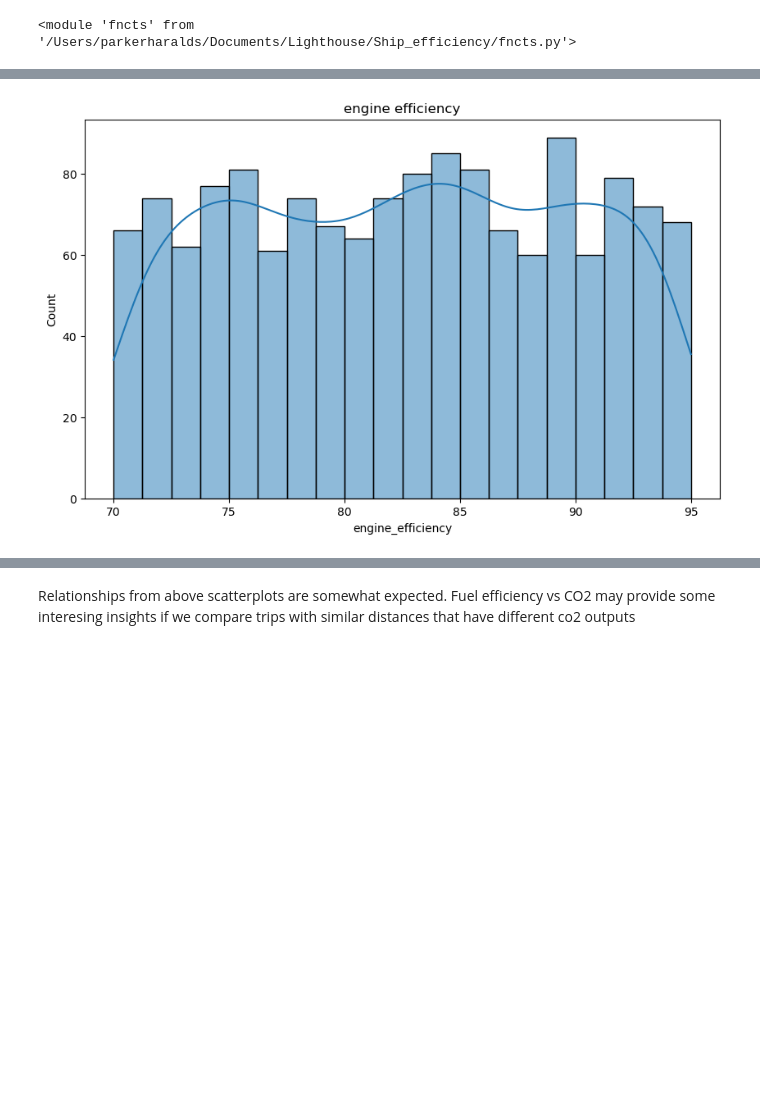
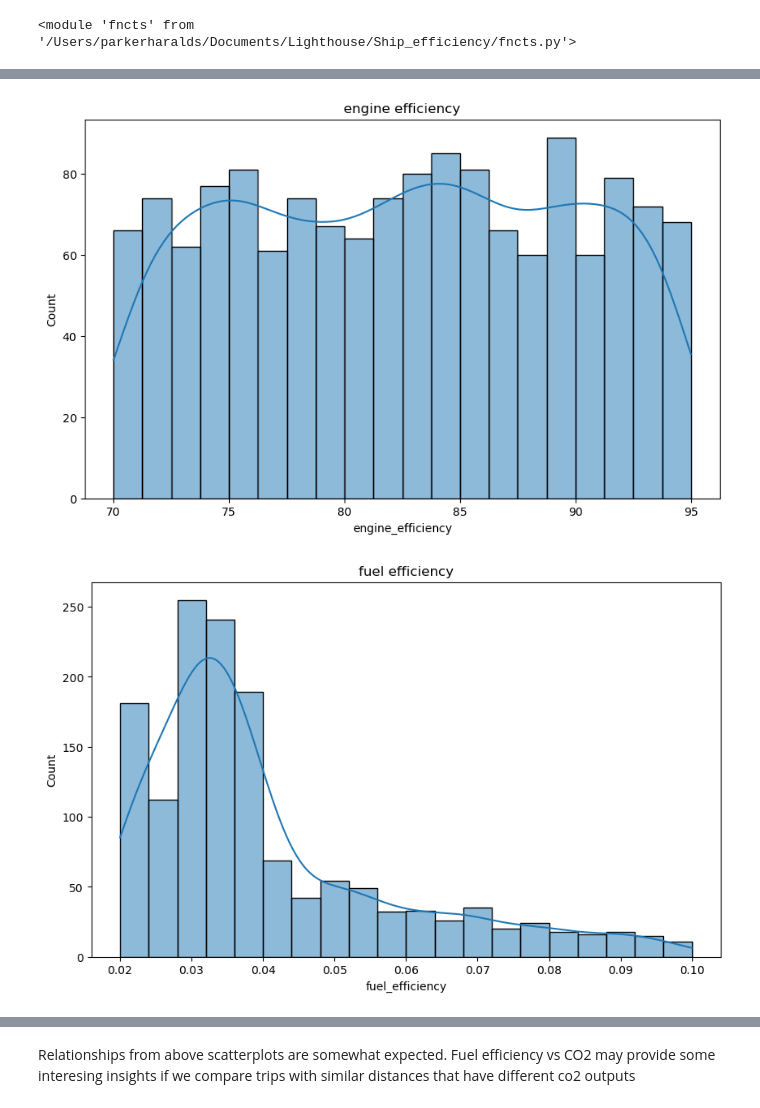
Before and after one commit to ParkerHar/Ship_efficiency, a Jupyter notebook: EDA.ipynb, the cells around one changed output, grey strips where cells are left out. Cells and saved outputs as stored; diff of their text form; code cells hidden in the pictures; blank space fills up the shorter version.

```diff
--- a/EDA.ipynb
+++ b/EDA.ipynb
@@ -62,14 +76,16 @@ engine_efficiency = fn.box_plots(df,'engine_efficiency', 'Engine Efficiency')
 # %%
 # histogram function from fncts
 fuel = fn.hist_plots(df, 'fuel_consumption','fuel consumption')
 distance = fn.hist_plots(df, 'distance', 'distance')
 co2 = fn.hist_plots(df, 'CO2_emissions', 'CO2 emissions')
 engine_efficiency = fn.hist_plots(df, 'engine_efficiency', 'engine efficiency')
+fuel_efficiency = fn.hist_plots(df, 'fuel_efficiency', 'fuel efficiency')
 # %% [output]
 [figure]
 [figure]
 [figure]
 [figure]
+[figure, added]
 # %%
 # scatter plots imported from fncts
 dist_fuel = fn.scatter_plots(df, 'fuel_consumption', 'distance', 'distance vs fuel consumption')
```
Also changed, not shown: parts of 6 cells of this notebook.
